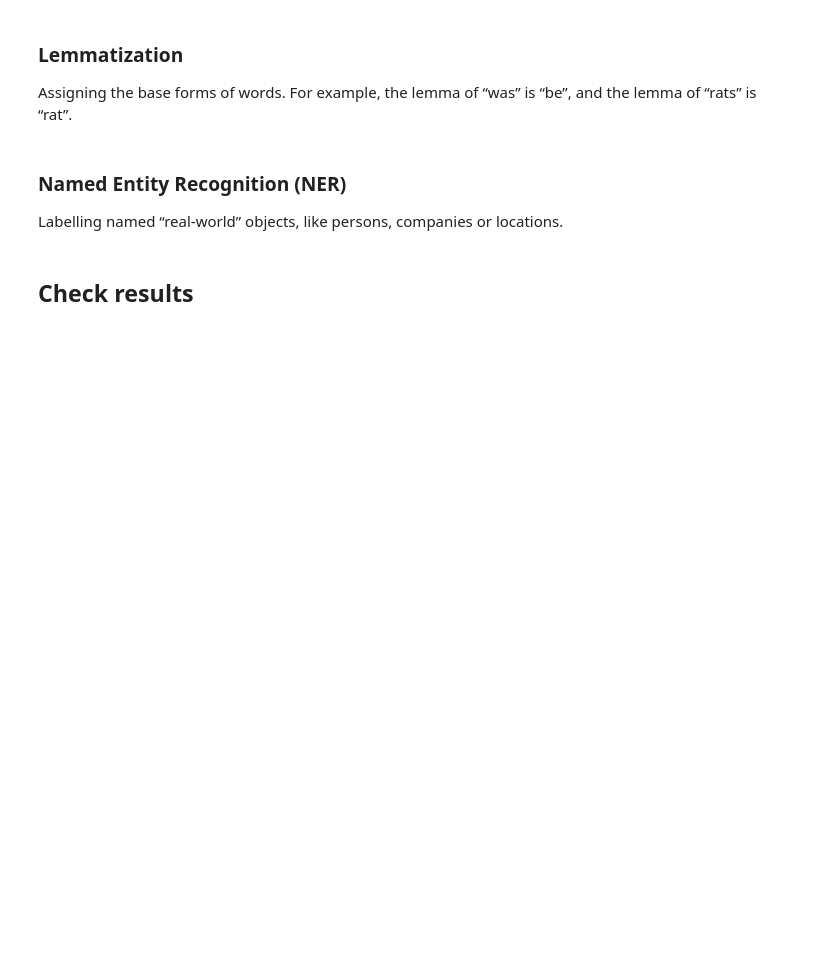
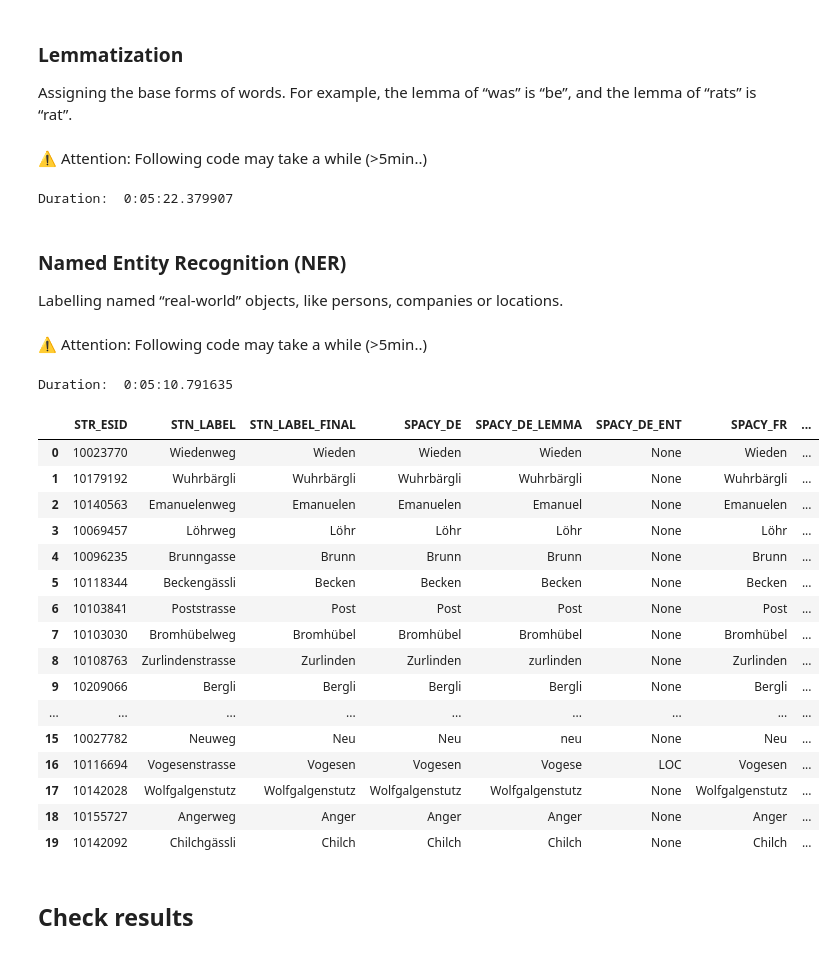
Before and after one commit to CaptainInler/cassda-zertifikatsarbeit, a Jupyter notebook: Datapreparation/spacy.ipynb, the cells around one changed output. Drawn from its saved outputs; the diff is of its cells as text; code cells hidden in the pictures; blank space fills up the shorter version.

Commit message:
Change all nlp-calculation to parallel. Change output name

```diff
--- a/Datapreparation/spacy.ipynb
+++ b/Datapreparation/spacy.ipynb
@@ -133,26 +191,51 @@ streetnames['SPACY_FR'] = streetnames['SPACY_FR'].str.strip()
 # %% [markdown]
 ### Lemmatization
 Assigning the base forms of words. For example, the lemma of “was” is “be”, and the lemma of “rats” is “rat”.
-# %%
-#for i in streetnames100.SPACY_FR.items():
-for i in streetnames.SPACY_FR.items():
-    doc = nlp(i[1])
-    for token in doc:
-        #print(f"{token.text:<20}\t{token.lemma_:<20}\t{token.pos_:<6}\t{token.is_stop}")
-        #streetnames100.loc[i[0], 'SPACY_DE_LEMMA'] = token.lemma_
-        streetnames.loc[i[0], 'SPACY_FR_LEMMA'] = token.lemma_
+# %% [markdown]
+⚠ Attention: Following code may take a while (>5min..)
+# %%
+starttime = datetime.datetime.now()
+
+streetnames["SPACY_FR_LEMMA"] = streetnames["SPACY_FR"].parallel_apply(checkForLemma)
+#temp = streetnames["SPACY_DE"].apply(checkForEntity)
+
+print ("Duration: ", datetime.datetime.now()-starttime)
+# %% [output]
+Duration:  0:05:22.379907
 # %% [markdown]
 ### Named Entity Recognition (NER)
 Labelling named “real-world” objects, like persons, companies or locations.
-# %%
-#for i in streetnames100.SPACY_FR.items():
-for i in streetnames.SPACY_FR.items():
-    doc = nlp(i[1])
-    #print(i[0])
-    for ent in doc.ents:
-        #print(f"{ent.text:<20}\t{ent.label_:<3}")
-        #streetnames100.loc[i[0], 'SPACY_DE_ENT'] = ent.label_
-        streetnames.loc[i[0], 'SPACY_FR_ENT'] = ent.label_
+# %% [markdown]
+⚠ Attention: Following code may take a while (>5min..)
+# %%
+starttime = datetime.datetime.now()
+
+streetnames["SPACY_FR_ENT"] = streetnames["SPACY_FR"].parallel_apply(checkForEntity)
+#temp = streetnames["SPACY_DE"].apply(checkForEntity)
+
+print ("Duration: ", datetime.datetime.now()-starttime)
+# %% [output]
+Duration:  0:05:10.791635
+# %%
+streetnames.head(20)
+# %% [output]
+|  | STR_ESID | STN_LABEL | STN_LABEL_FINAL | SPACY_DE | SPACY_DE_LEMMA | SPACY_DE_ENT | SPACY_FR | ... |
+| 0 | 10023770 | Wiedenweg | Wieden | Wieden | Wieden | None | Wieden | ... |
+| 1 | 10179192 | Wuhrbärgli | Wuhrbärgli | Wuhrbärgli | Wuhrbärgli | None | Wuhrbärgli | ... |
+| 2 | 10140563 | Emanuelenweg | Emanuelen | Emanuelen | Emanuel | None | Emanuelen | ... |
+| 3 | 10069457 | Löhrweg | Löhr | Löhr | Löhr | None | Löhr | ... |
+| 4 | 10096235 | Brunngasse | Brunn | Brunn | Brunn | None | Brunn | ... |
+| 5 | 10118344 | Beckengässli | Becken | Becken | Becken | None | Becken | ... |
+| 6 | 10103841 | Poststrasse | Post | Post | Post | None | Post | ... |
+| 7 | 10103030 | Bromhübelweg | Bromhübel | Bromhübel | Bromhübel | None | Bromhübel | ... |
+| 8 | 10108763 | Zurlindenstrasse | Zurlinden | Zurlinden | zurlinden | None | Zurlinden | ... |
+| 9 | 10209066 | Bergli | Bergli | Bergli | Bergli | None | Bergli | ... |
+| ... | ... | ... | ... | ... | ... | ... | ... | ... |
+| 15 | 10027782 | Neuweg | Neu | Neu | neu | None | Neu | ... |
+| 16 | 10116694 | Vogesenstrasse | Vogesen | Vogesen | Vogese | LOC | Vogesen | ... |
+| 17 | 10142028 | Wolfgalgenstutz | Wolfgalgenstutz | Wolfgalgenstutz | Wolfgalgenstutz | None | Wolfgalgenstutz | ... |
+| 18 | 10155727 | Angerweg | Anger | Anger | Anger | None | Anger | ... |
+| 19 | 10142092 | Chilchgässli | Chilch | Chilch | Chilch | None | Chilch | ... |
 # %% [markdown]
 ## Check results
 # %%
```
Also changed, not shown: parts of 24 cells of this notebook, 2 other files.
